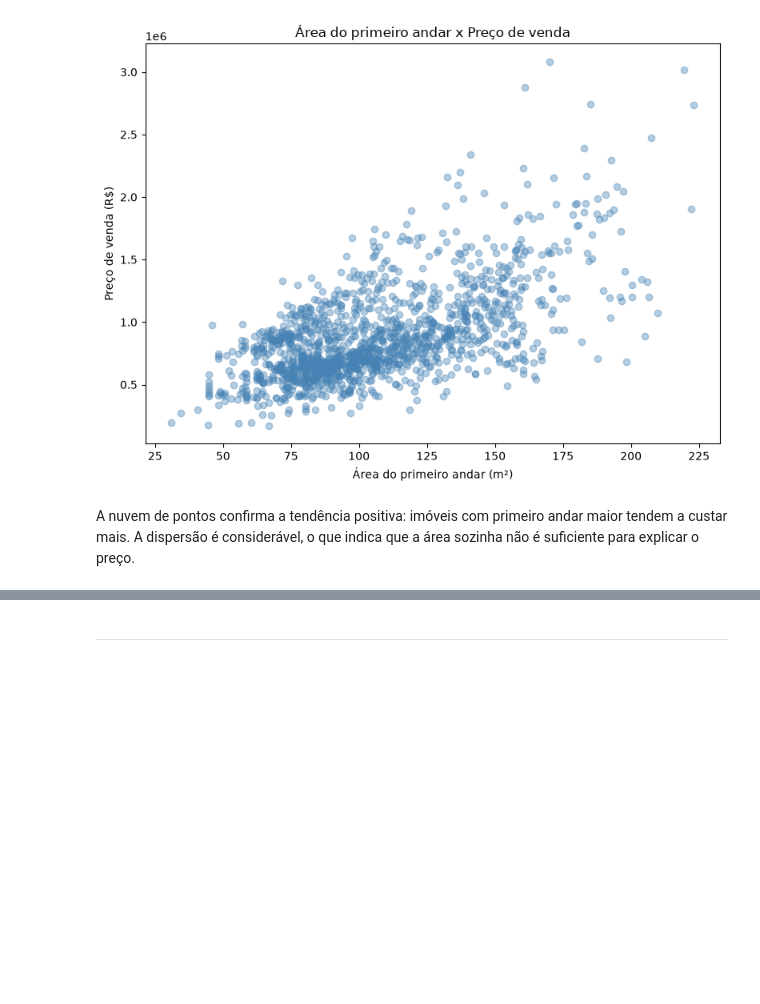
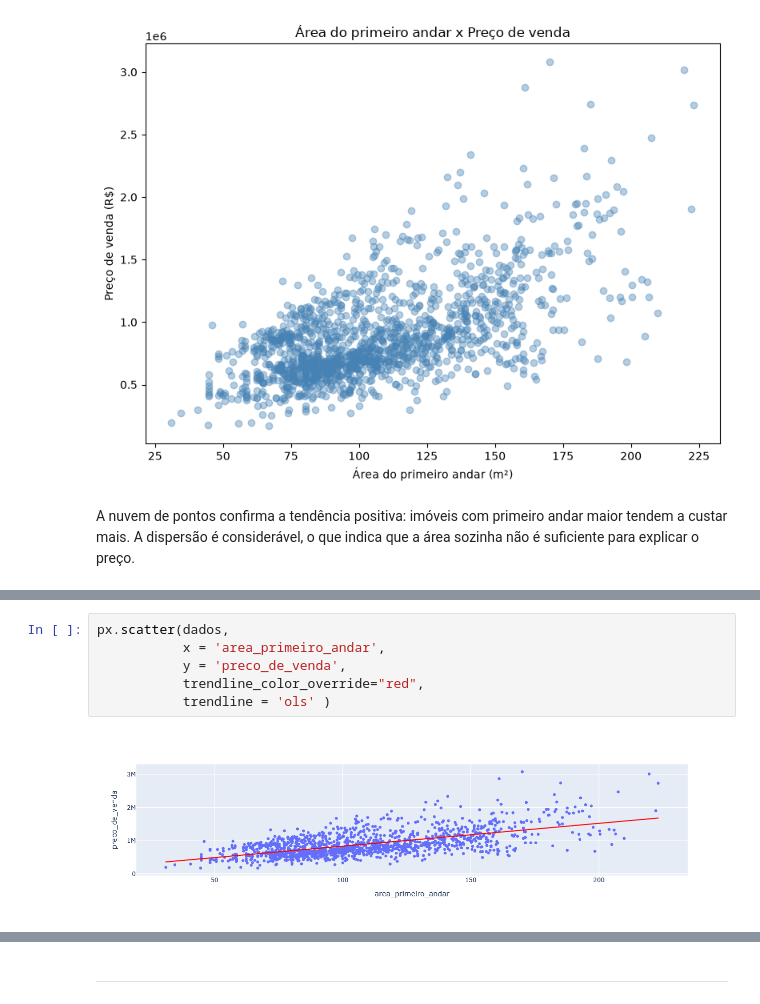
Before and after one commit to esscova/data-trivium, a Jupyter notebook: Machine Learning/Testando Relações com Regressão Linear/preços de imóveis com regressão linear.ipynb, the cells around one changed output, grey strips where cells are left out. Drawn from its saved outputs; the diff is of its cells as text; blank space fills up the shorter version.

```diff
--- a/Machine Learning/Testando Relações com Regressão Linear/preços de imóveis com regressão linear.ipynb
+++ b/Machine Learning/Testando Relações com Regressão Linear/preços de imóveis com regressão linear.ipynb
@@ -171,0 +181,8 @@ A nuvem de pontos confirma a tendência positiva: imóveis com primeiro andar ma
+# %%
+px.scatter(dados,
+           x = 'area_primeiro_andar',
+           y = 'preco_de_venda',
+           trendline_color_override="red",
+           trendline = 'ols' )
+# %% [output]
+[figure, added]
```
Also changed, not shown: parts of 7 cells of this notebook.
